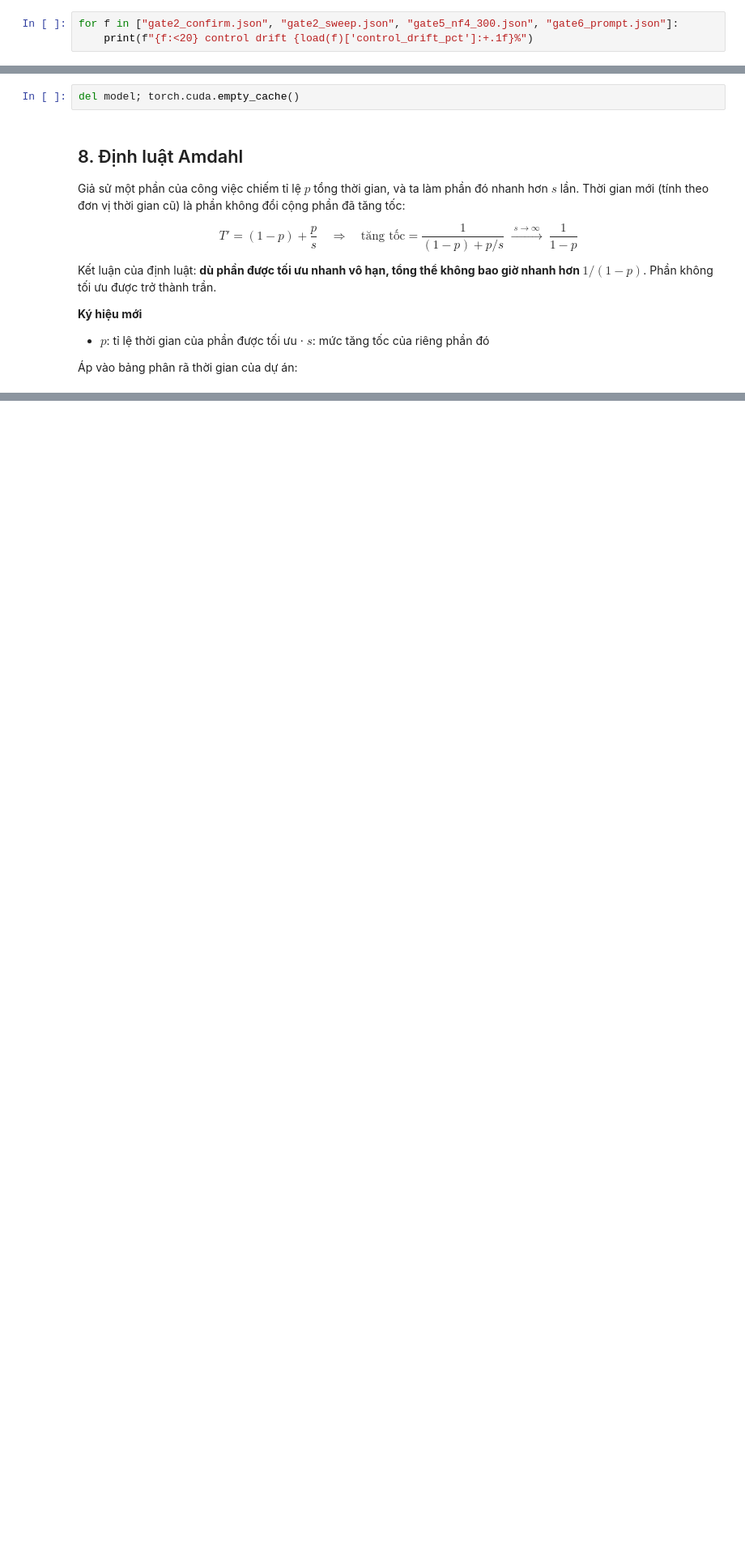
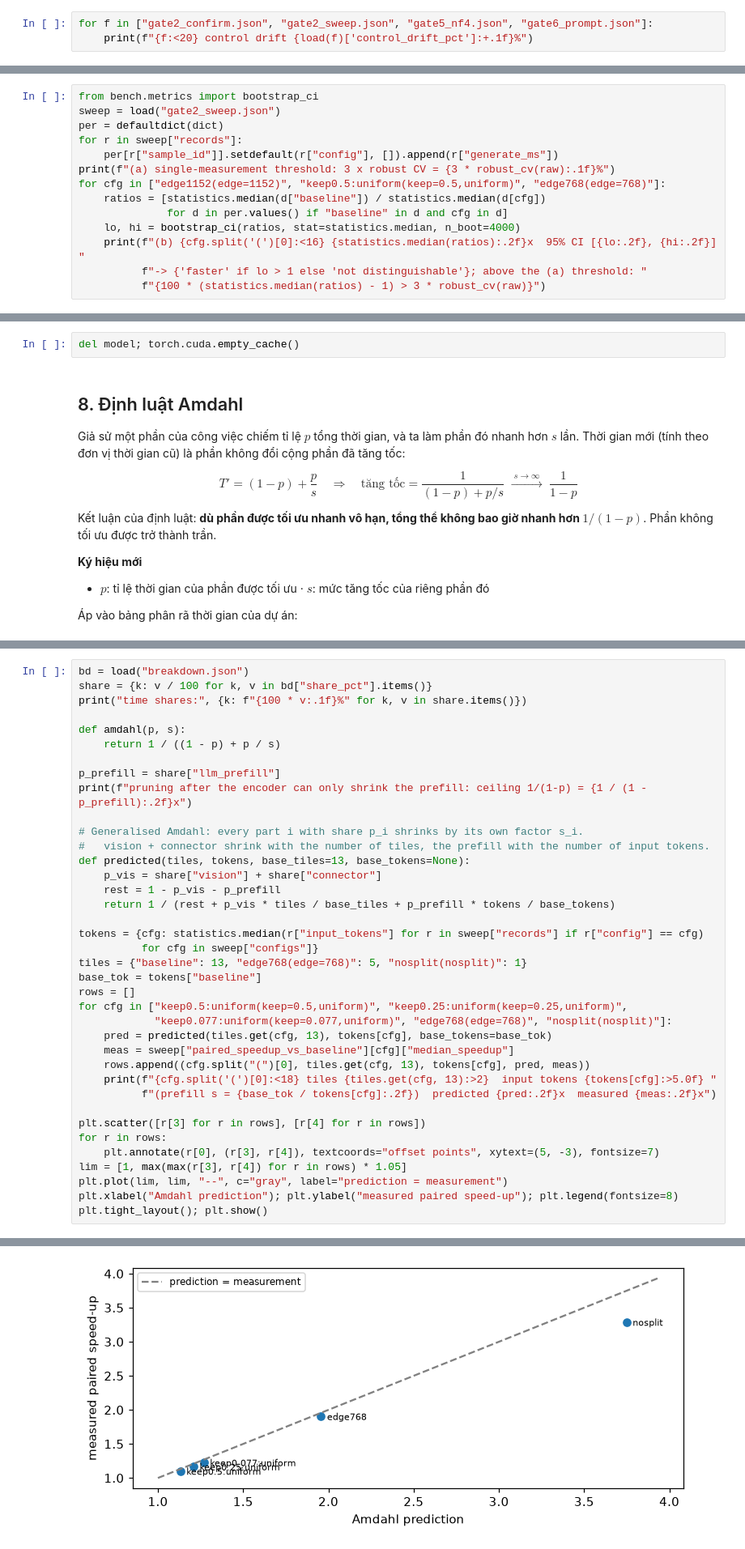
Before and after one commit to geminitt/vlm-speedrun, a Jupyter notebook: 02_do_thoi_gian_tren_gpu.ipynb, the cells around one changed output, grey strips where cells are left out. Shown at 81% size. Cells and saved outputs as stored; diff of their text form; blank space fills up the shorter version.

```diff
--- a/02_do_thoi_gian_tren_gpu.ipynb
+++ b/02_do_thoi_gian_tren_gpu.ipynb
@@ -321,6 +330,6 @@ for step in plan:
 Harness còn kiểm tra trôi trực tiếp: cấu hình đối chứng (baseline) được đo ở mọi vòng, nên so
 vòng đầu với vòng cuối **trên cùng câu hỏi** cho biết máy đã trôi bao nhiêu (quy tắc 6):
 # %%
-for f in ["gate2_confirm.json", "gate2_sweep.json", "gate5_nf4_300.json", "gate6_prompt.json"]:
+for f in ["gate2_confirm.json", "gate2_sweep.json", "gate5_nf4.json", "gate6_prompt.json"]:
     print(f"{f:<20} control drift {load(f)['control_drift_pct']:+.1f}%")
 # %% [output]
@@ -361,0 +358,14 @@ gian GPU của từng kernel.
+# %%
+from bench.metrics import bootstrap_ci
+sweep = load("gate2_sweep.json")
+per = defaultdict(dict)
+for r in sweep["records"]:
+    per[r["sample_id"]].setdefault(r["config"], []).append(r["generate_ms"])
+print(f"(a) single-measurement threshold: 3 x robust CV = {3 * robust_cv(raw):.1f}%")
+for cfg in ["edge1152(edge=1152)", "keep0.5:uniform(keep=0.5,uniform)", "edge768(edge=768)"]:
+    ratios = [statistics.median(d["baseline"]) / statistics.median(d[cfg])
+              for d in per.values() if "baseline" in d and cfg in d]
+    lo, hi = bootstrap_ci(ratios, stat=statistics.median, n_boot=4000)
+    print(f"(b) {cfg.split('(')[0]:<16} {statistics.median(ratios):.2f}x  95% CI [{lo:.2f}, {hi:.2f}]  "
+          f"-> {'faster' if lo > 1 else 'not distinguishable'}; above the (a) threshold: "
+          f"{100 * (statistics.median(ratios) - 1) > 3 * robust_cv(raw)}")
@@ -471,0 +443,39 @@ mới chọn chỗ tối ưu.** Kỹ thuật được bàn nhiều nhất (cắt
+# %%
+bd = load("breakdown.json")
+share = {k: v / 100 for k, v in bd["share_pct"].items()}
+print("time shares:", {k: f"{100 * v:.1f}%" for k, v in share.items()})
+
+def amdahl(p, s):
+    return 1 / ((1 - p) + p / s)
+
+p_prefill = share["llm_prefill"]
+print(f"pruning after the encoder can only shrink the prefill: ceiling 1/(1-p) = {1 / (1 - p_prefill):.2f}x")
+
+# Generalised Amdahl: every part i with share p_i shrinks by its own factor s_i.
+#   vision + connector shrink with the number of tiles, the prefill with the number of input tokens.
+def predicted(tiles, tokens, base_tiles=13, base_tokens=None):
+    p_vis = share["vision"] + share["connector"]
+    rest = 1 - p_vis - p_prefill
+    return 1 / (rest + p_vis * tiles / base_tiles + p_prefill * tokens / base_tokens)
+
+tokens = {cfg: statistics.median(r["input_tokens"] for r in sweep["records"] if r["config"] == cfg)
+          for cfg in sweep["configs"]}
+tiles = {"baseline": 13, "edge768(edge=768)": 5, "nosplit(nosplit)": 1}
+base_tok = tokens["baseline"]
+rows = []
+for cfg in ["keep0.5:uniform(keep=0.5,uniform)", "keep0.25:uniform(keep=0.25,uniform)",
+            "keep0.077:uniform(keep=0.077,uniform)", "edge768(edge=768)", "nosplit(nosplit)"]:
+    pred = predicted(tiles.get(cfg, 13), tokens[cfg], base_tokens=base_tok)
+    meas = sweep["paired_speedup_vs_baseline"][cfg]["median_speedup"]
+    rows.append((cfg.split("(")[0], tiles.get(cfg, 13), tokens[cfg], pred, meas))
+    print(f"{cfg.split('(')[0]:<18} tiles {tiles.get(cfg, 13):>2}  input tokens {tokens[cfg]:>5.0f} "
+          f"(prefill s = {base_tok / tokens[cfg]:.2f})  predicted {pred:.2f}x  measured {meas:.2f}x")
+
+plt.scatter([r[3] for r in rows], [r[4] for r in rows])
+for r in rows:
+    plt.annotate(r[0], (r[3], r[4]), textcoords="offset points", xytext=(5, -3), fontsize=7)
+lim = [1, max(max(r[3], r[4]) for r in rows) * 1.05]
+plt.plot(lim, lim, "--", c="gray", label="prediction = measurement")
+plt.xlabel("Amdahl prediction"); plt.ylabel("measured paired speed-up"); plt.legend(fontsize=8)
+plt.tight_layout(); plt.show()
+# %% [output]
@@ -471,0 +489 @@ mới chọn chỗ tối ưu.** Kỹ thuật được bàn nhiều nhất (cắt
+[figure, added]
```
Also changed, not shown: parts of 21 cells of this notebook, 8 other files.
